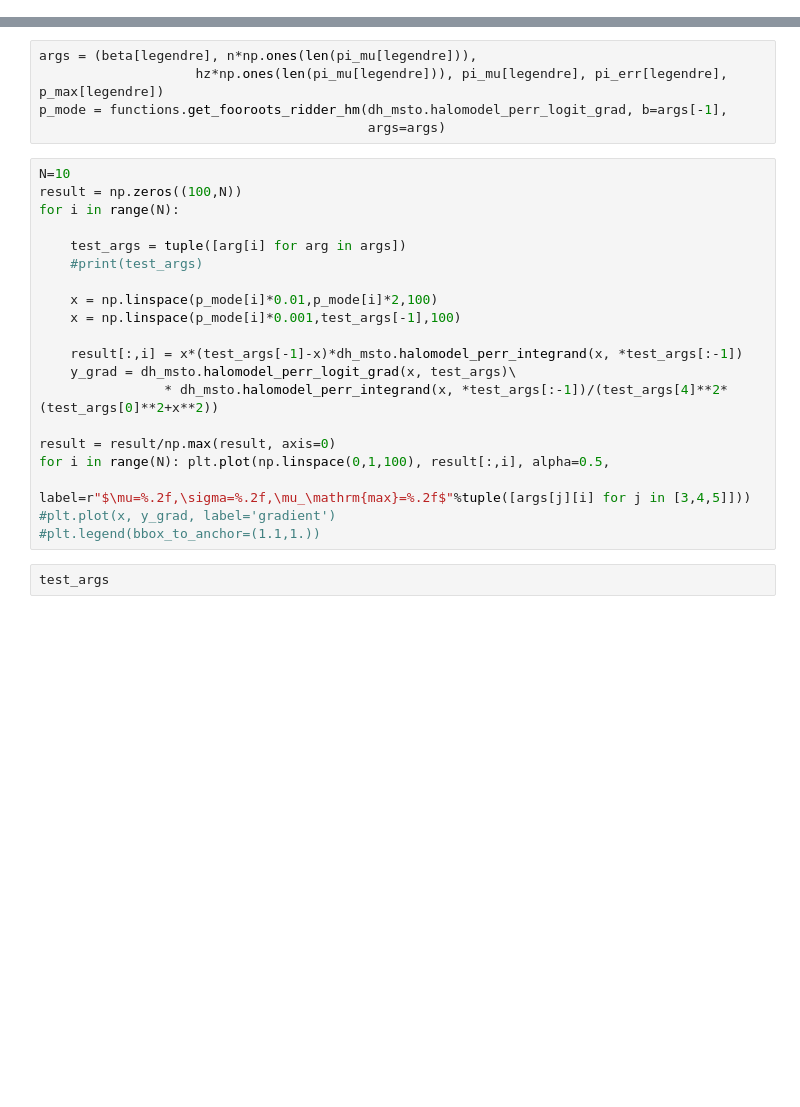
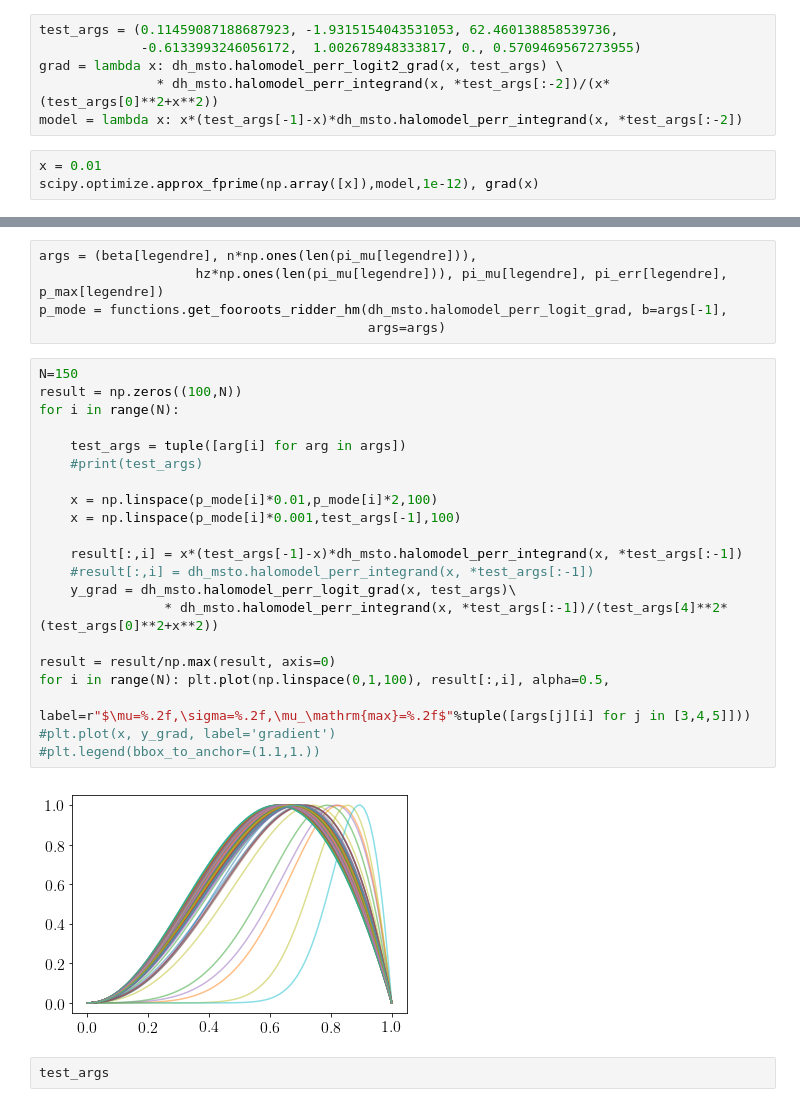
Before and after one commit to aeverall/mwtrace, a Jupyter notebook: mockmodel/Giants poisson_fit.ipynb, the cells around one changed output, grey strips where cells are left out. Cells and saved outputs as stored; diff of their text form; blank space fills up the shorter version.

```diff
--- a/mockmodel/Giants poisson_fit.ipynb
+++ b/mockmodel/Giants poisson_fit.ipynb
@@ -486,0 +531,9 @@ true_pars
+# %%
+test_args = (0.11459087188687923, -1.9315154043531053, 62.460138858539736,
+             -0.6133993246056172,  1.002678948333817, 0., 0.5709469567273955)
+grad = lambda x: dh_msto.halomodel_perr_logit2_grad(x, test_args) \
+               * dh_msto.halomodel_perr_integrand(x, *test_args[:-2])/(x*(test_args[0]**2+x**2))
+model = lambda x: x*(test_args[-1]-x)*dh_msto.halomodel_perr_integrand(x, *test_args[:-2])
+# %%
+x = 0.01
+scipy.optimize.approx_fprime(np.array([x]),model,1e-12), grad(x)
@@ -537,25 +600,28 @@ args = (beta[legendre], n*np.ones(len(pi_mu[legendre])),
 p_mode = functions.get_fooroots_ridder_hm(dh_msto.halomodel_perr_logit_grad, b=args[-1],
                                           args=args)
 # %%
-N=10
+N=150
 result = np.zeros((100,N))
 for i in range(N):
 
     test_args = tuple([arg[i] for arg in args])
     #print(test_args)
 
     x = np.linspace(p_mode[i]*0.01,p_mode[i]*2,100)
     x = np.linspace(p_mode[i]*0.001,test_args[-1],100)
 
     result[:,i] = x*(test_args[-1]-x)*dh_msto.halomodel_perr_integrand(x, *test_args[:-1])
+    #result[:,i] = dh_msto.halomodel_perr_integrand(x, *test_args[:-1])
     y_grad = dh_msto.halomodel_perr_logit_grad(x, test_args)\
                 * dh_msto.halomodel_perr_integrand(x, *test_args[:-1])/(test_args[4]**2*(test_args[0]**2+x**2))
 
 result = result/np.max(result, axis=0)
 for i in range(N): plt.plot(np.linspace(0,1,100), result[:,i], alpha=0.5,
                             label=r"$\mu=%.2f,\sigma=%.2f,\mu_\mathrm{max}=%.2f$"%tuple([args[j][i] for j in [3,4,5]]))
 #plt.plot(x, y_grad, label='gradient')
 #plt.legend(bbox_to_anchor=(1.1,1.))
+# %% [output]
+[figure, added]
 # %%
 test_args
 # %% [output]
```
Also changed, not shown: parts of 30 cells of this notebook, 3 other files.
